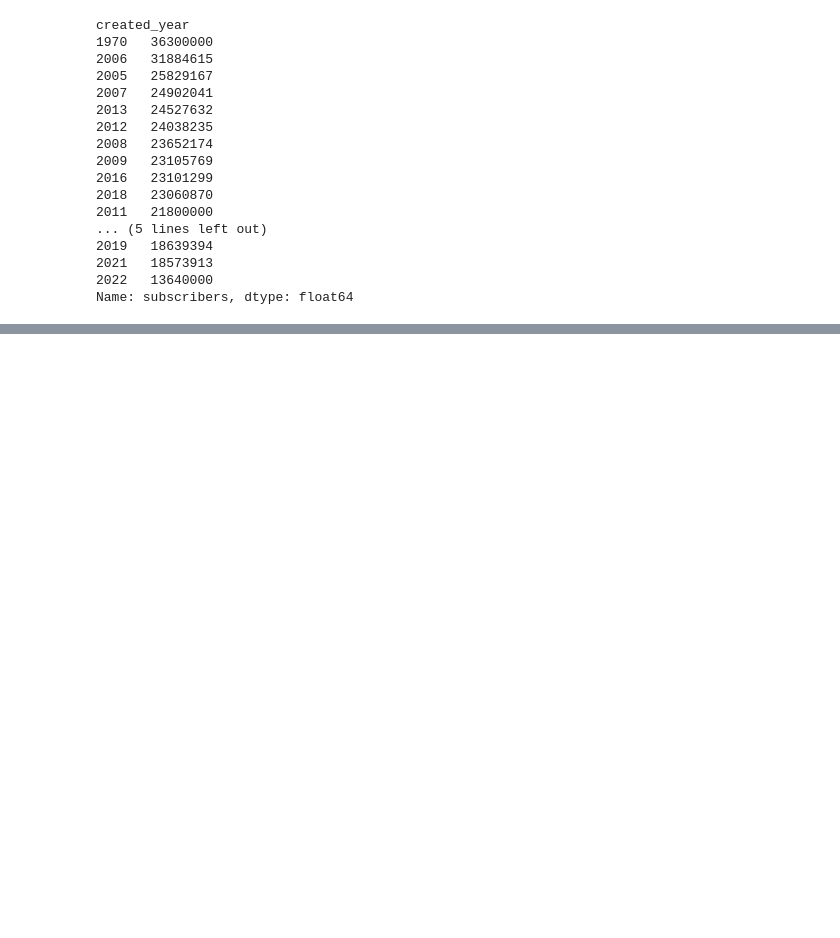
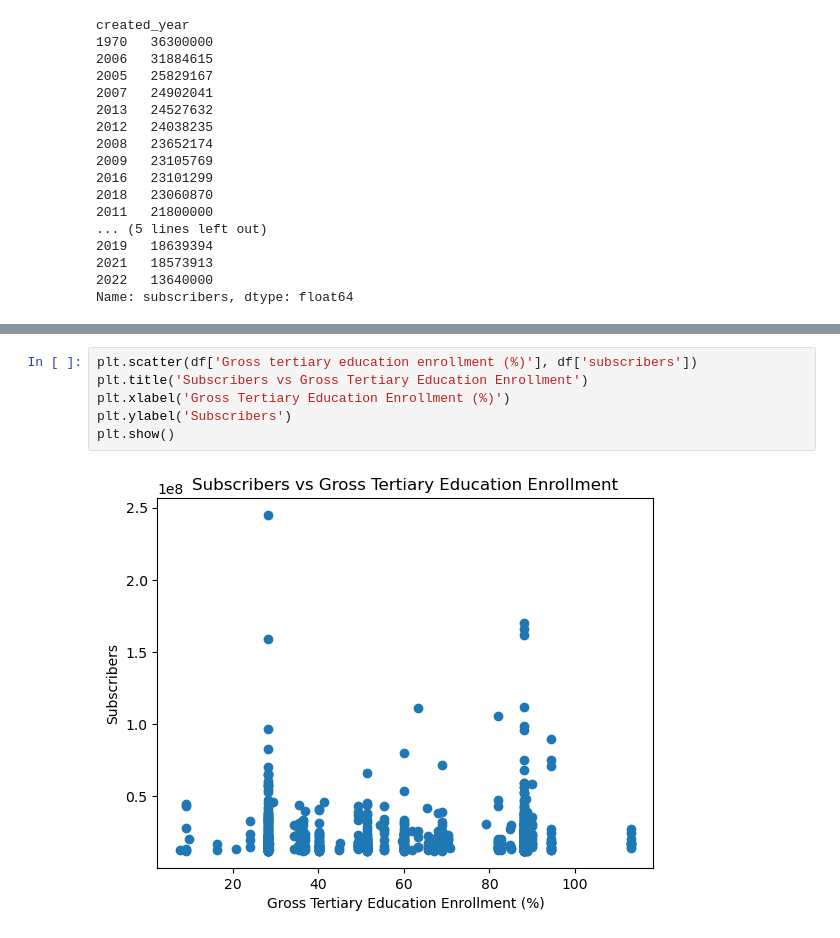
Before and after one commit to Niraj7272/DataScience, a Jupyter notebook: Practice/youtube_EDA.ipynb, the cells around one changed output, grey strips where cells are left out. Saved outputs shown, nothing was run; the diff lists cells and outputs as text; blank space fills up the shorter version.

```diff
--- a/Practice/youtube_EDA.ipynb
+++ b/Practice/youtube_EDA.ipynb
@@ -294,0 +465,8 @@ Name: subscribers, dtype: float64
+# %%
+plt.scatter(df['Gross tertiary education enrollment (%)'], df['subscribers'])
+plt.title('Subscribers vs Gross Tertiary Education Enrollment')
+plt.xlabel('Gross Tertiary Education Enrollment (%)')
+plt.ylabel('Subscribers')
+plt.show()
+# %% [output]
+[figure, added]
```
Also changed, not shown: parts of 21 cells of this notebook.
